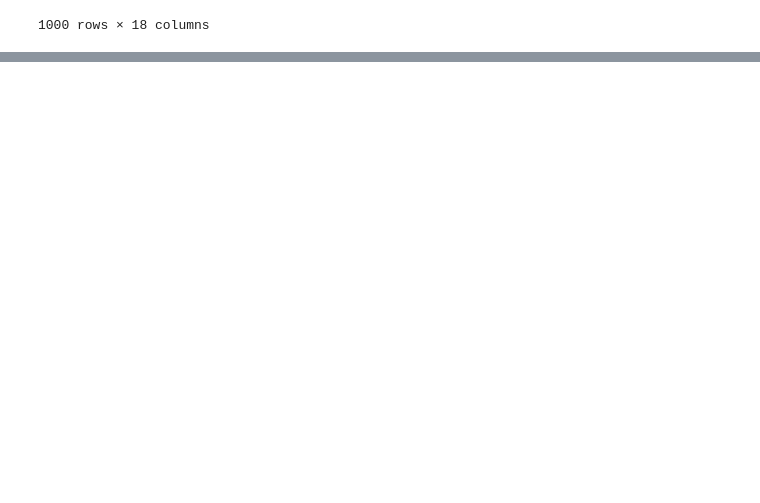
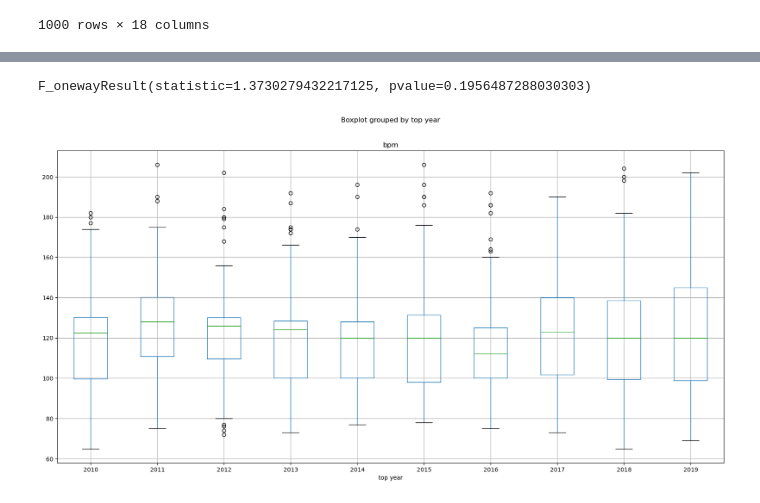
Before and after one commit to codyallison/Spotify-Top-Hits-Data-Analysis, a Jupyter notebook: Data/2010_2019_playlist.ipynb, the cells around one changed output, grey strips where cells are left out. Drawn from its saved outputs; the diff is of its cells as text; code cells hidden in the pictures; blank space fills up the shorter version.

```diff
--- a/Data/2010_2019_playlist.ipynb
+++ b/Data/2010_2019_playlist.ipynb
@@ -72,0 +92,16 @@ tracks_2010s_df
+# %%
+tracks_2010s_df.boxplot("bpm", by="top year", figsize=(20, 10))
+group0 = tracks_2010s_df[tracks_2010s_df["top year"] == 2010]["bpm"]
+group1 = tracks_2010s_df[tracks_2010s_df["top year"] == 2011]["bpm"]
+group2 = tracks_2010s_df[tracks_2010s_df["top year"] == 2012]["bpm"]
+group3 = tracks_2010s_df[tracks_2010s_df["top year"] == 2013]["bpm"]
+group4 = tracks_2010s_df[tracks_2010s_df["top year"] == 2014]["bpm"]
+group5 = tracks_2010s_df[tracks_2010s_df["top year"] == 2015]["bpm"]
+group6 = tracks_2010s_df[tracks_2010s_df["top year"] == 2016]["bpm"]
+group7 = tracks_2010s_df[tracks_2010s_df["top year"] == 2017]["bpm"]
+group8 = tracks_2010s_df[tracks_2010s_df["top year"] == 2018]["bpm"]
+group9 = tracks_2010s_df[tracks_2010s_df["top year"] == 2019]["bpm"]
+stats.f_oneway(group0, group1, group2, group3, group4, group5, group6, group7, group8, group9)
+# %% [output]
+F_onewayResult(statistic=1.3730279432217125, pvalue=0.1956487288030303)
+[figure, added]
```
Also changed, not shown: parts of 12 cells of this notebook.
